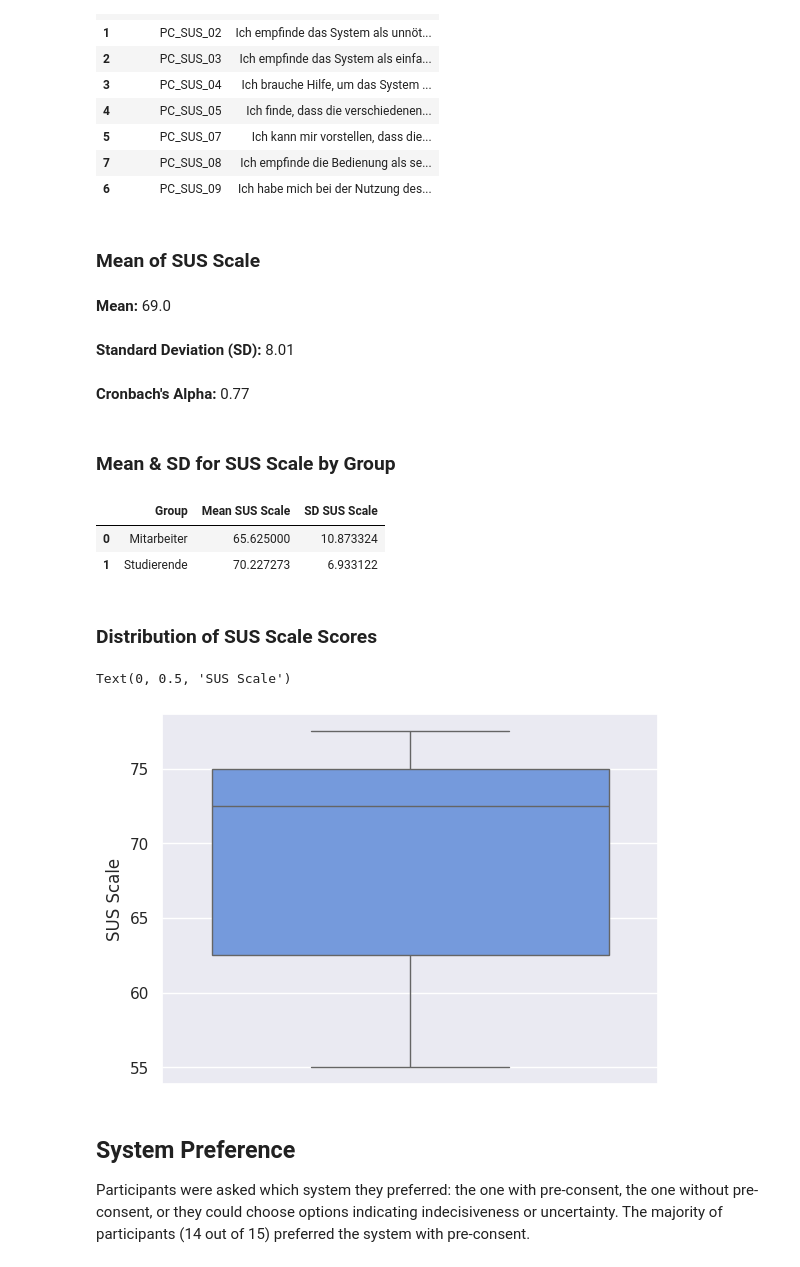
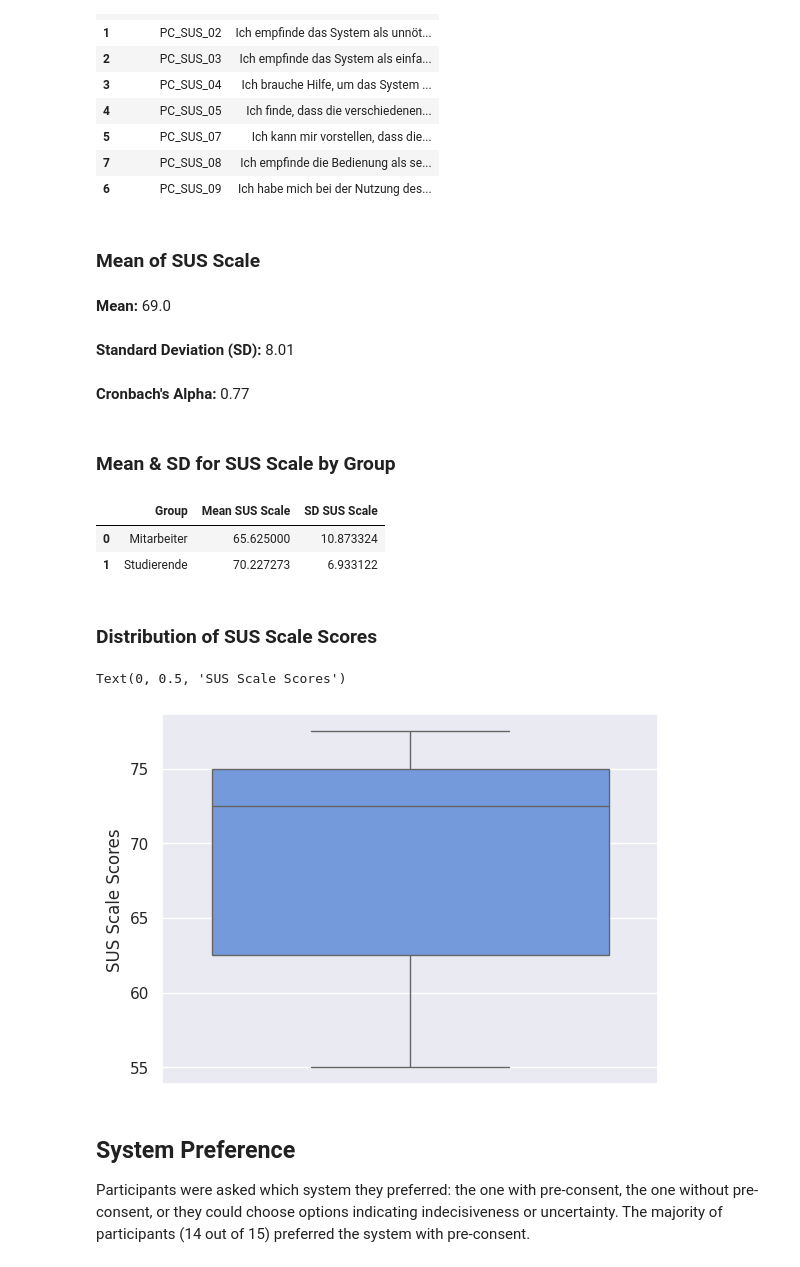
Before and after one commit to simon-lund/masterthesis_evaluation, a Jupyter notebook: questionnaire.ipynb, the cells around one changed output. Drawn from its saved outputs; the diff is of its cells as text; code cells hidden in the pictures.

Commit message:
:recycle: rework questionnaire analysis
- improve texts
- remove unused chi2
- fix t-tests

```diff
--- a/questionnaire.ipynb
+++ b/questionnaire.ipynb
@@ -655,36 +657,36 @@ sus_alpha = pg.cronbach_alpha(data=sus_items)
 # Display overall SUS_Scale mean, standard deviation and Cronbach's alpha
 display(Markdown("### Mean of SUS Scale"))
 display(Markdown(f"**Mean:** {round(sus_overall_mean, 2)}"))
 display(Markdown(f"**Standard Deviation (SD):** {round(sus_overall_sd, 2)}"))
 display(Markdown(f"**Cronbach's Alpha:** {round(sus_alpha[0], 2)}"))
 
 # Calculate mean and SD of SUS_Scale grouped by 'Group'
 sus_group_stats = sus_df.groupby('Group')['SUS_Scale'].agg(['mean', 'std']).reset_index()
 sus_group_stats.columns = ['Group', 'Mean SUS Scale', 'SD SUS Scale']
 
 # Display SUS_Scale group means, sd in a table
 display(Markdown("### Mean & SD for SUS Scale by Group"))
 display(sus_group_stats)
 
 # Plot data
 display(Markdown("### Distribution of SUS Scale Scores"))
 ax = sns.boxplot(
     y=sus_df["SUS_Scale"],
     color="cornflowerblue"
 )
-ax.set_ylabel("SUS Scale")
+ax.set_ylabel("SUS Scale Scores")
 # %% [output]
 ### Mean of SUS Scale
 **Mean:** 69.0
 **Standard Deviation (SD):** 8.01
 **Cronbach's Alpha:** 0.77
 ### Mean & SD for SUS Scale by Group
 |  | Group | Mean SUS Scale | SD SUS Scale |
 | 0 | Mitarbeiter | 65.625000 | 10.873324 |
 | 1 | Studierende | 70.227273 | 6.933122 |
 ### Distribution of SUS Scale Scores
-Text(0, 0.5, 'SUS Scale')
+Text(0, 0.5, 'SUS Scale Scores')
-[figure, old version]
+[figure, new version]
 # %% [markdown]
 ## System Preference
 
```
Also changed, not shown: parts of 7 cells of this notebook.
